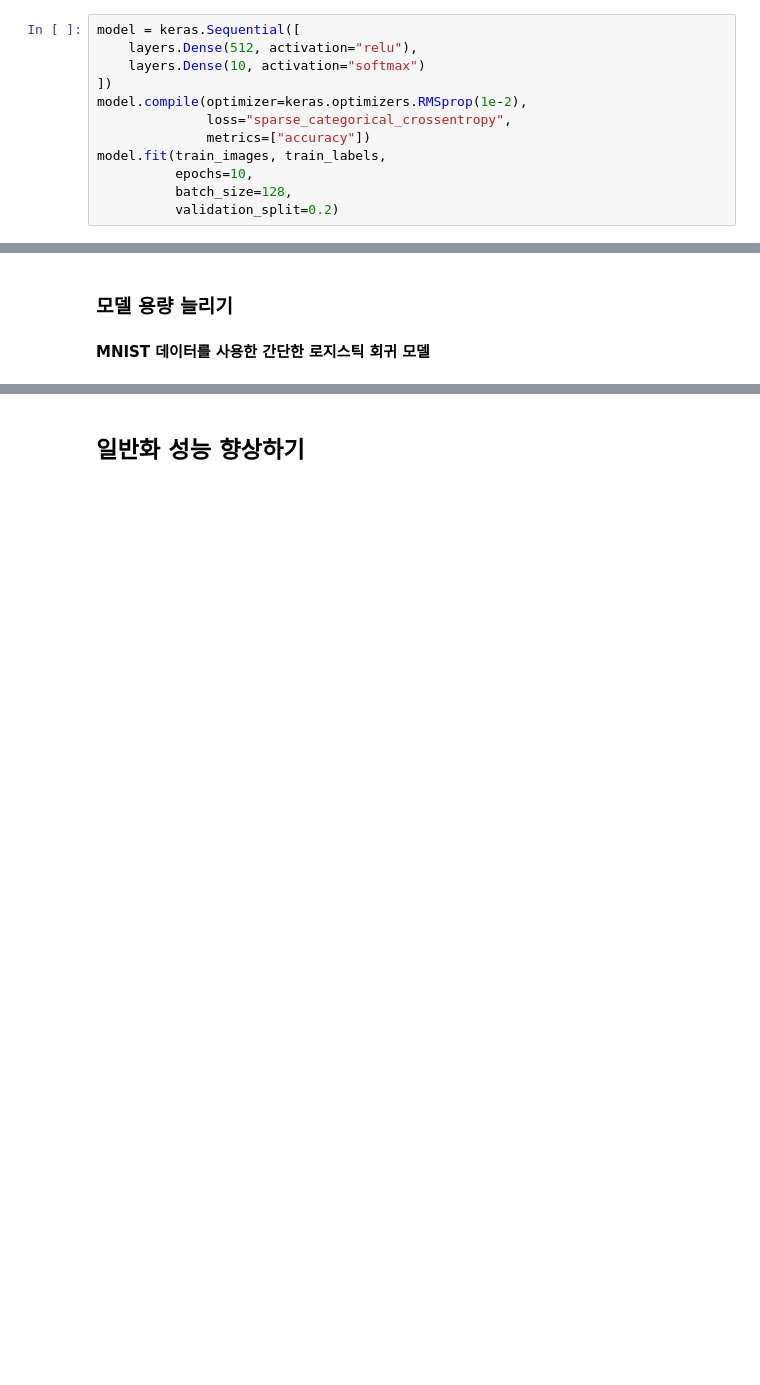
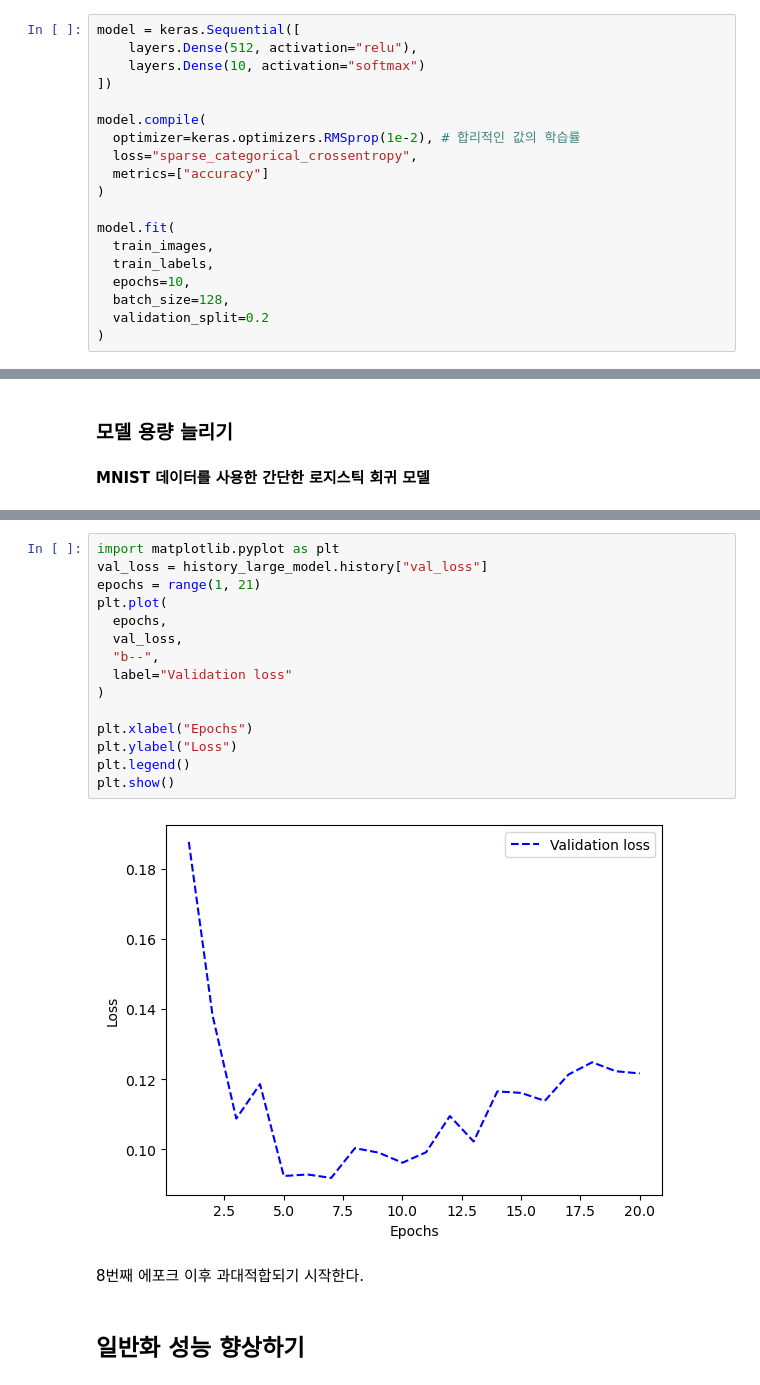
Before and after one commit to jongsun-park/-, a Jupyter notebook: chapter05_fundamentals-of-ml.ipynb, the cells around one changed output, grey strips where cells are left out. Saved outputs shown, nothing was run; the diff lists cells and outputs as text; blank space fills up the shorter version.

```diff
--- a/chapter05_fundamentals-of-ml.ipynb
+++ b/chapter05_fundamentals-of-ml.ipynb
@@ -319,12 +388,19 @@ model = keras.Sequential([
     layers.Dense(512, activation="relu"),
     layers.Dense(10, activation="softmax")
 ])
-model.compile(optimizer=keras.optimizers.RMSprop(1e-2),
-              loss="sparse_categorical_crossentropy",
-              metrics=["accuracy"])
-model.fit(train_images, train_labels,
-          epochs=10,
-          batch_size=128,
-          validation_split=0.2)
+
+model.compile(
+  optimizer=keras.optimizers.RMSprop(1e-2), # 합리적인 값의 학습률
+  loss="sparse_categorical_crossentropy",
+  metrics=["accuracy"]
+)
+
+model.fit(
+  train_images,
+  train_labels,
+  epochs=10,
+  batch_size=128,
+  validation_split=0.2
+)
 # %% [output]
 Epoch 1/10
@@ -430,3 +544,22 @@ Epoch 20/20
+# %%
+import matplotlib.pyplot as plt
+val_loss = history_large_model.history["val_loss"]
+epochs = range(1, 21)
+plt.plot(
+  epochs,
+  val_loss,
+  "b--",
+  label="Validation loss"
+)
+
+plt.xlabel("Epochs")
+plt.ylabel("Loss")
+plt.legend()
+plt.show()
+# %% [output]
+[figure, added]
+# %% [markdown]
+8번째 에포크 이후 과대적합되기 시작한다.
 # %% [markdown]
 ## 일반화 성능 향상하기
 # %% [markdown]
```
Also changed, not shown: parts of 25 cells of this notebook, 1 other file.
